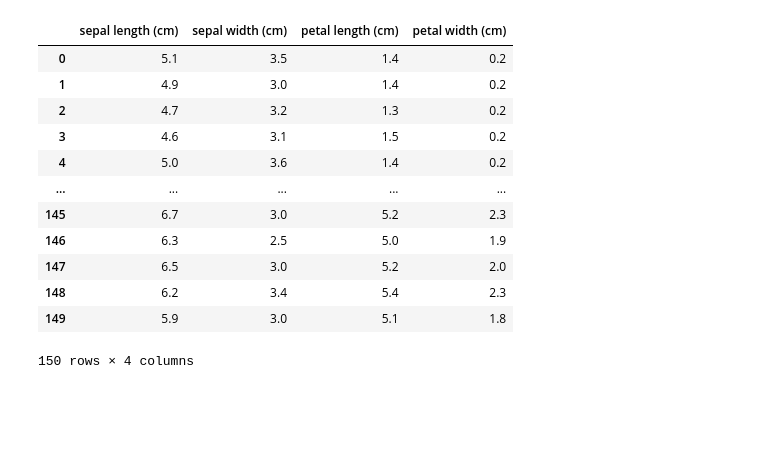
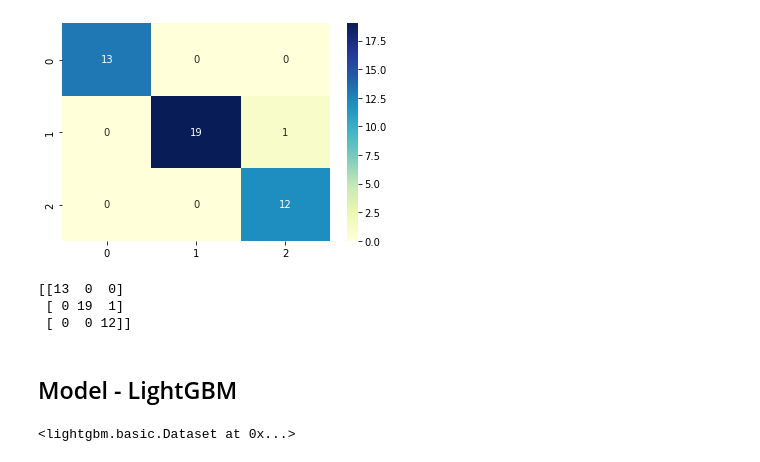
Before and after one commit to lutimoth/DataSci-Projects-and-KaggleComps, a Jupyter notebook: Data Science Projects/Iris Dataset Classification/Iris Dataset Exploration.ipynb, the cells around one changed output. Cells and saved outputs as stored; diff of their text form; code cells hidden in the pictures; blank space fills up the shorter version.

Commit message:
Finishing up Iris Dataset
Great exploration of the Iris dataset,
Need write-up

```diff
--- a/Data Science Projects/Iris Dataset Classification/Iris Dataset Exploration.ipynb
+++ b/Data Science Projects/Iris Dataset Classification/Iris Dataset Exploration.ipynb
@@ -25,0 +163,5 @@ from sklearn.datasets import load_iris
+# %%
+gnb = GaussianNB()
+# %%
+gnb.fit(X_train, y_train)
+gnb_pred = gnb.predict(X_test)
@@ -26 +193,19 @@ from sklearn.datasets import load_iris
+# %%
+xgb = XGBClassifier()
+# %%
+xgb.fit(X_train, y_train)
+xgb_pred = xgb.predict(X_test)
+# %%
+cmxgb = confusion_matrix(y_test, xgb_pred)
+sns.heatmap(cmxgb, annot = True, cmap = 'YlGnBu');
+# %% [output]
+[figure, added]
+# %%
+print(confusion_matrix(y_test, xgb_pred))
+# %% [output]
+[[13  0  0]
+ [ 0 19  1]
+ [ 0  0 12]]
+# %% [markdown]
+## Model - LightGBM
 # %%
@@ -28,17 +212,0 @@ import pandas as pd
-# %%
-X, y = load_iris(return_X_y = True, as_frame = True)
-X
-# %% [output]
-|  | sepal length (cm) | sepal width (cm) | petal length (cm) | petal width (cm) |
-| 0 | 5.1 | 3.5 | 1.4 | 0.2 |
-| 1 | 4.9 | 3.0 | 1.4 | 0.2 |
-| 2 | 4.7 | 3.2 | 1.3 | 0.2 |
-| 3 | 4.6 | 3.1 | 1.5 | 0.2 |
-| 4 | 5.0 | 3.6 | 1.4 | 0.2 |
-| ... | ... | ... | ... | ... |
-| 145 | 6.7 | 3.0 | 5.2 | 2.3 |
-| 146 | 6.3 | 2.5 | 5.0 | 1.9 |
-| 147 | 6.5 | 3.0 | 5.2 | 2.0 |
-| 148 | 6.2 | 3.4 | 5.4 | 2.3 |
-| 149 | 5.9 | 3.0 | 5.1 | 1.8 |
-150 rows × 4 columns
@@ -44,0 +215,4 @@ X
+# %%
+lgtrain
+# %% [output]
+<lightgbm.basic.Dataset at 0x...>
```
Also changed, not shown: parts of 44 cells of this notebook.
